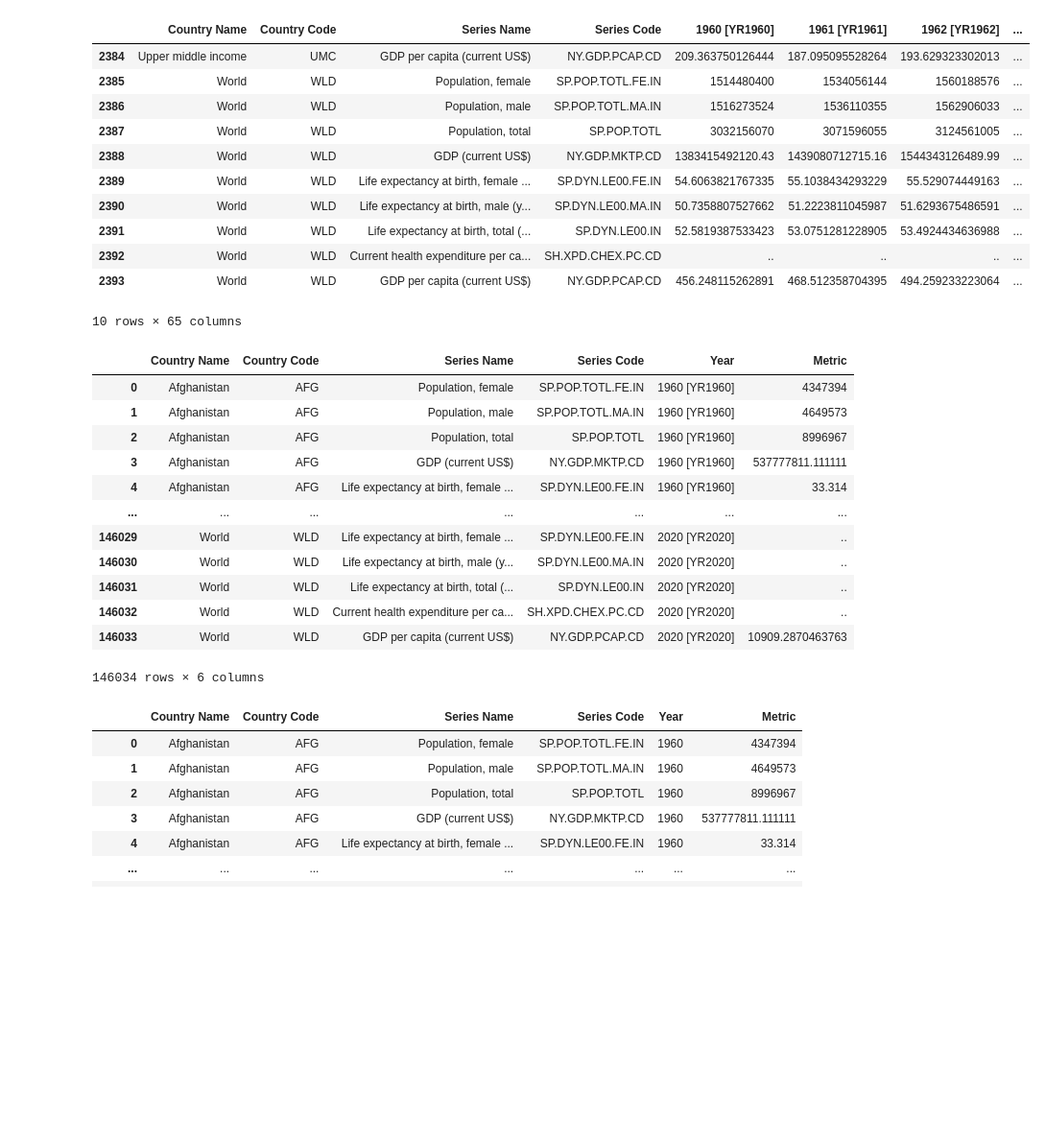
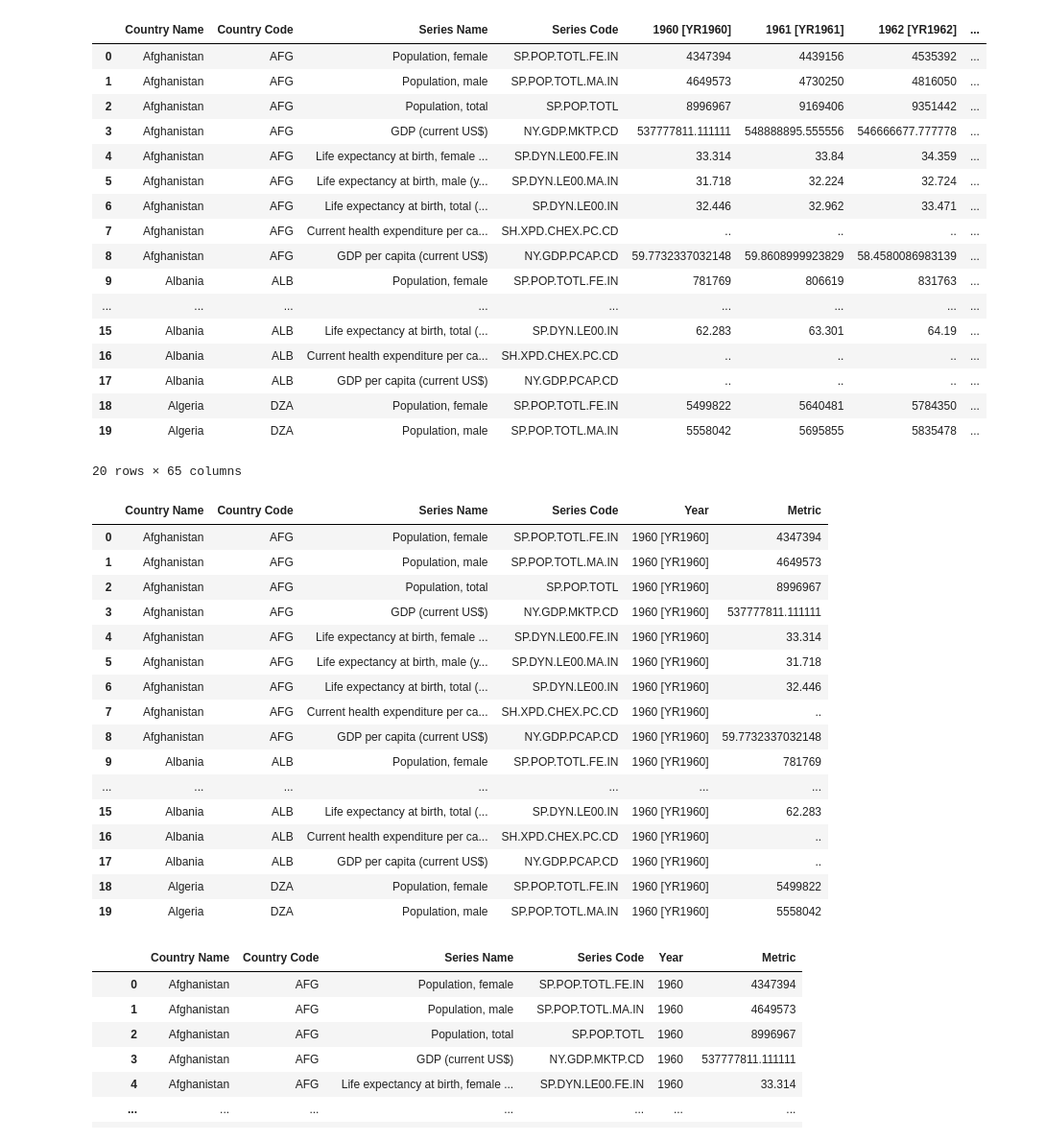
Before and after one commit to endjin/Endjin.RecommendedPractices.AzureDevopsPipelines.Python, a Jupyter notebook: worldbank_data.ipynb, the cells around one changed output. Shown at 96% size. Saved outputs shown, nothing was run; the diff lists cells and outputs as text; code cells hidden in the pictures; blank space fills up the shorter version.

```diff
--- a/worldbank_data.ipynb
+++ b/worldbank_data.ipynb
@@ -7,24 +7,30 @@ from worldbank_data import DataWrangler
 # %%
 data_wrangler = DataWrangler()
 source_spreadsheet = '68fd98a4-a721-4a4b-ba8b-4fa738699aa2_Data.csv'
 df = data_wrangler.load_raw_data_from_excel(source_spreadsheet)
-df.tail(10)
+df.head(20)
 # %% [output]
 |  | Country Name | Country Code | Series Name | Series Code | 1960 [YR1960] | 1961 [YR1961] | 1962 [YR1962] | ... |
-| 2384 | Upper middle income | UMC | GDP per capita (current US$) | NY.GDP.PCAP.CD | 209.363750126444 | 187.095095528264 | 193.629323302013 | ... |
-| 2385 | World | WLD | Population, female | SP.POP.TOTL.FE.IN | 1514480400 | 1534056144 | 1560188576 | ... |
-| 2386 | World | WLD | Population, male | SP.POP.TOTL.MA.IN | 1516273524 | 1536110355 | 1562906033 | ... |
-| 2387 | World | WLD | Population, total | SP.POP.TOTL | 3032156070 | 3071596055 | 3124561005 | ... |
-| 2388 | World | WLD | GDP (current US$) | NY.GDP.MKTP.CD | 1383415492120.43 | 1439080712715.16 | 1544343126489.99 | ... |
-| 2389 | World | WLD | Life expectancy at birth, female ... | SP.DYN.LE00.FE.IN | 54.6063821767335 | 55.1038434293229 | 55.529074449163 | ... |
-| 2390 | World | WLD | Life expectancy at birth, male (y... | SP.DYN.LE00.MA.IN | 50.7358807527662 | 51.2223811045987 | 51.6293675486591 | ... |
-| 2391 | World | WLD | Life expectancy at birth, total (... | SP.DYN.LE00.IN | 52.5819387533423 | 53.0751281228905 | 53.4924434636988 | ... |
-| 2392 | World | WLD | Current health expenditure per ca... | SH.XPD.CHEX.PC.CD | .. | .. | .. | ... |
-| 2393 | World | WLD | GDP per capita (current US$) | NY.GDP.PCAP.CD | 456.248115262891 | 468.512358704395 | 494.259233223064 | ... |
+| 0 | Afghanistan | AFG | Population, female | SP.POP.TOTL.FE.IN | 4347394 | 4439156 | 4535392 | ... |
+| 1 | Afghanistan | AFG | Population, male | SP.POP.TOTL.MA.IN | 4649573 | 4730250 | 4816050 | ... |
+| 2 | Afghanistan | AFG | Population, total | SP.POP.TOTL | 8996967 | 9169406 | 9351442 | ... |
+| 3 | Afghanistan | AFG | GDP (current US$) | NY.GDP.MKTP.CD | 537777811.111111 | 548888895.555556 | 546666677.777778 | ... |
+| 4 | Afghanistan | AFG | Life expectancy at birth, female ... | SP.DYN.LE00.FE.IN | 33.314 | 33.84 | 34.359 | ... |
+| 5 | Afghanistan | AFG | Life expectancy at birth, male (y... | SP.DYN.LE00.MA.IN | 31.718 | 32.224 | 32.724 | ... |
+| 6 | Afghanistan | AFG | Life expectancy at birth, total (... | SP.DYN.LE00.IN | 32.446 | 32.962 | 33.471 | ... |
+| 7 | Afghanistan | AFG | Current health expenditure per ca... | SH.XPD.CHEX.PC.CD | .. | .. | .. | ... |
+| 8 | Afghanistan | AFG | GDP per capita (current US$) | NY.GDP.PCAP.CD | 59.7732337032148 | 59.8608999923829 | 58.4580086983139 | ... |
+| 9 | Albania | ALB | Population, female | SP.POP.TOTL.FE.IN | 781769 | 806619 | 831763 | ... |
+| ... | ... | ... | ... | ... | ... | ... | ... | ... |
+| 15 | Albania | ALB | Life expectancy at birth, total (... | SP.DYN.LE00.IN | 62.283 | 63.301 | 64.19 | ... |
+| 16 | Albania | ALB | Current health expenditure per ca... | SH.XPD.CHEX.PC.CD | .. | .. | .. | ... |
+| 17 | Albania | ALB | GDP per capita (current US$) | NY.GDP.PCAP.CD | .. | .. | .. | ... |
+| 18 | Algeria | DZA | Population, female | SP.POP.TOTL.FE.IN | 5499822 | 5640481 | 5784350 | ... |
+| 19 | Algeria | DZA | Population, male | SP.POP.TOTL.MA.IN | 5558042 | 5695855 | 5835478 | ... |
-10 rows × 65 columns
+20 rows × 65 columns
 # %%
 df = data_wrangler.unpivot_data(df)
-df
+df.head(20)
 # %% [output]
 |  | Country Name | Country Code | Series Name | Series Code | Year | Metric |
 | 0 | Afghanistan | AFG | Population, female | SP.POP.TOTL.FE.IN | 1960 [YR1960] | 4347394 |
@@ -32,13 +38,17 @@ df
 | 2 | Afghanistan | AFG | Population, total | SP.POP.TOTL | 1960 [YR1960] | 8996967 |
 | 3 | Afghanistan | AFG | GDP (current US$) | NY.GDP.MKTP.CD | 1960 [YR1960] | 537777811.111111 |
 | 4 | Afghanistan | AFG | Life expectancy at birth, female ... | SP.DYN.LE00.FE.IN | 1960 [YR1960] | 33.314 |
+| 5 | Afghanistan | AFG | Life expectancy at birth, male (y... | SP.DYN.LE00.MA.IN | 1960 [YR1960] | 31.718 |
+| 6 | Afghanistan | AFG | Life expectancy at birth, total (... | SP.DYN.LE00.IN | 1960 [YR1960] | 32.446 |
+| 7 | Afghanistan | AFG | Current health expenditure per ca... | SH.XPD.CHEX.PC.CD | 1960 [YR1960] | .. |
+| 8 | Afghanistan | AFG | GDP per capita (current US$) | NY.GDP.PCAP.CD | 1960 [YR1960] | 59.7732337032148 |
+| 9 | Albania | ALB | Population, female | SP.POP.TOTL.FE.IN | 1960 [YR1960] | 781769 |
 | ... | ... | ... | ... | ... | ... | ... |
-| 146029 | World | WLD | Life expectancy at birth, female ... | SP.DYN.LE00.FE.IN | 2020 [YR2020] | .. |
-| 146030 | World | WLD | Life expectancy at birth, male (y... | SP.DYN.LE00.MA.IN | 2020 [YR2020] | .. |
-| 146031 | World | WLD | Life expectancy at birth, total (... | SP.DYN.LE00.IN | 2020 [YR2020] | .. |
-| 146032 | World | WLD | Current health expenditure per ca... | SH.XPD.CHEX.PC.CD | 2020 [YR2020] | .. |
-| 146033 | World | WLD | GDP per capita (current US$) | NY.GDP.PCAP.CD | 2020 [YR2020] | 10909.2870463763 |
+| 15 | Albania | ALB | Life expectancy at birth, total (... | SP.DYN.LE00.IN | 1960 [YR1960] | 62.283 |
+| 16 | Albania | ALB | Current health expenditure per ca... | SH.XPD.CHEX.PC.CD | 1960 [YR1960] | .. |
+| 17 | Albania | ALB | GDP per capita (current US$) | NY.GDP.PCAP.CD | 1960 [YR1960] | .. |
+| 18 | Algeria | DZA | Population, female | SP.POP.TOTL.FE.IN | 1960 [YR1960] | 5499822 |
+| 19 | Algeria | DZA | Population, male | SP.POP.TOTL.MA.IN | 1960 [YR1960] | 5558042 |
-146034 rows × 6 columns
 # %%
 df = data_wrangler.clean_years(df)
 df
```
Also changed, not shown: parts of 3 cells of this notebook, 6 other files.
